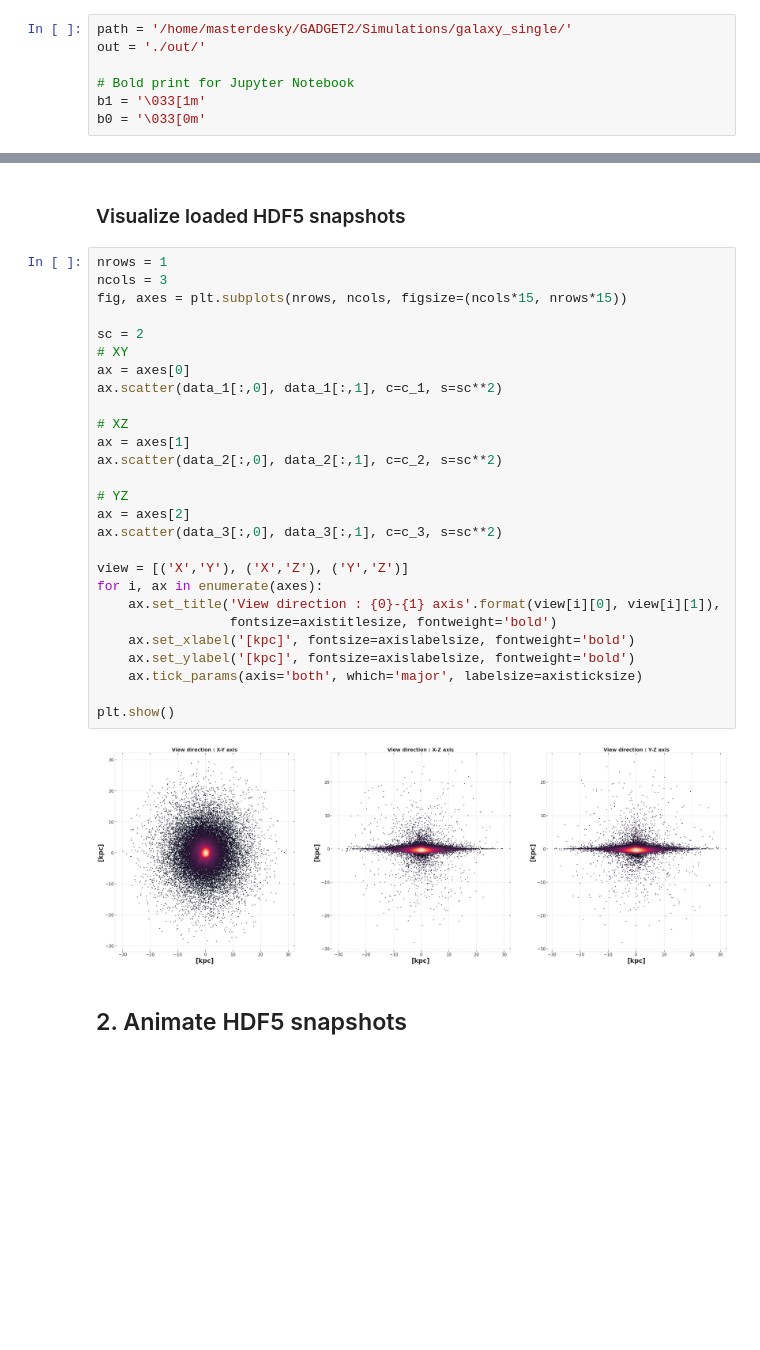
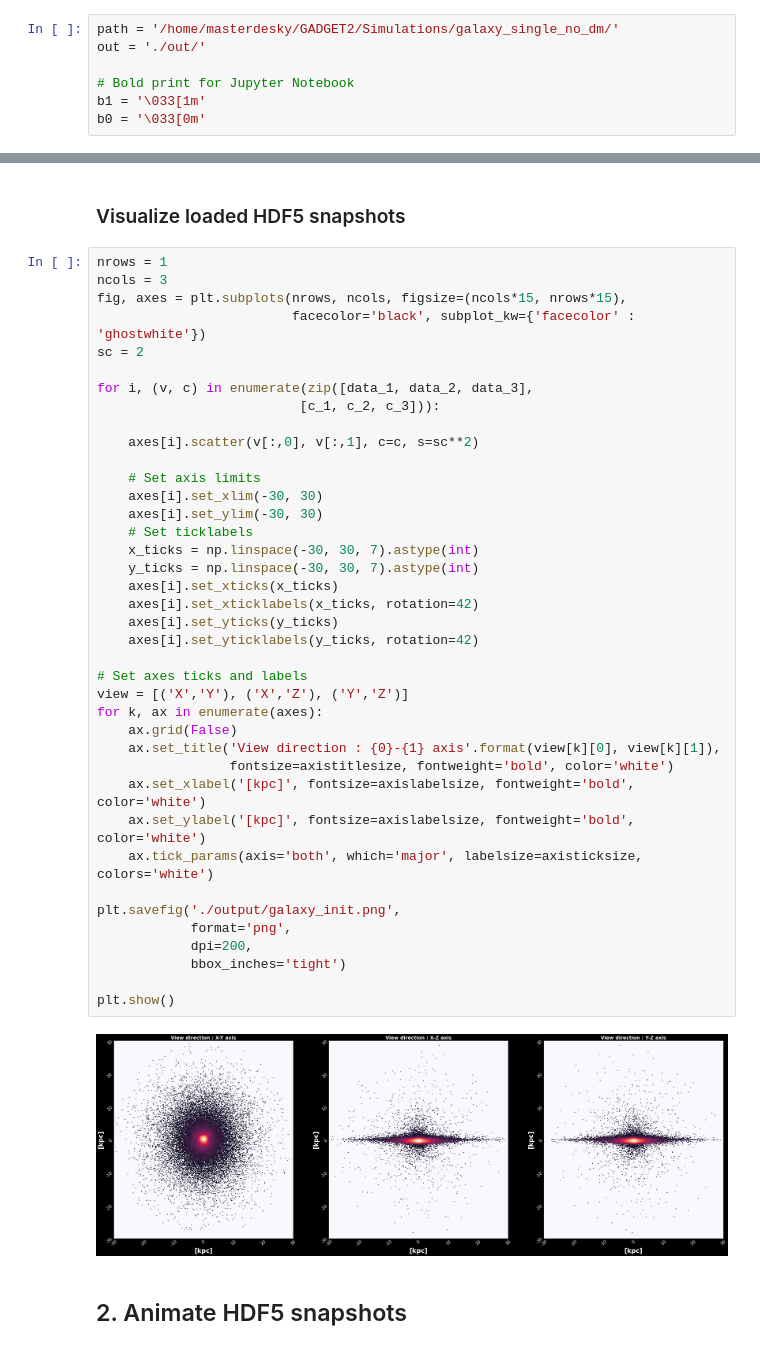
Before and after one commit to masterdesky/ELTE-comp-mod-lab-2020, a Jupyter notebook: GADGET2/galaxy_single/galaxy_single.ipynb, the cells around one changed output, grey strips where cells are left out. Cells and saved outputs as stored; diff of their text form; blank space fills up the shorter version.

```diff
--- a/GADGET2/galaxy_single/galaxy_single.ipynb
+++ b/GADGET2/galaxy_single/galaxy_single.ipynb
@@ -18,7 +18,7 @@ from mpl_toolkits.axes_grid1 import make_axes_locatable
 
 from IPython.display import display
 # %%
-path = '/home/masterdesky/GADGET2/Simulations/galaxy_single/'
+path = '/home/masterdesky/GADGET2/Simulations/galaxy_single_no_dm/'
 out = './out/'
 
 # Bold print for Jupyter Notebook
@@ -157,32 +157,44 @@ data_3, c_3 = density_scatter(y, z, sort=True, bins=[50,50]) # YZ
 # %%
 nrows = 1
 ncols = 3
-fig, axes = plt.subplots(nrows, ncols, figsize=(ncols*15, nrows*15))
+fig, axes = plt.subplots(nrows, ncols, figsize=(ncols*15, nrows*15),
+                         facecolor='black', subplot_kw={'facecolor' : 'ghostwhite'})
+sc = 2
 
-sc = 2
-# XY
-ax = axes[0]
-ax.scatter(data_1[:,0], data_1[:,1], c=c_1, s=sc**2)
+for i, (v, c) in enumerate(zip([data_1, data_2, data_3],
+                          [c_1, c_2, c_3])):
 
-# XZ
-ax = axes[1]
-ax.scatter(data_2[:,0], data_2[:,1], c=c_2, s=sc**2)
+    axes[i].scatter(v[:,0], v[:,1], c=c, s=sc**2)
 
-# YZ
-ax = axes[2]
-ax.scatter(data_3[:,0], data_3[:,1], c=c_3, s=sc**2)
+    # Set axis limits
+    axes[i].set_xlim(-30, 30)
+    axes[i].set_ylim(-30, 30)
+    # Set ticklabels
+    x_ticks = np.linspace(-30, 30, 7).astype(int)
+    y_ticks = np.linspace(-30, 30, 7).astype(int)
+    axes[i].set_xticks(x_ticks)
+    axes[i].set_xticklabels(x_ticks, rotation=42)
+    axes[i].set_yticks(y_ticks)
+    axes[i].set_yticklabels(y_ticks, rotation=42)
 
+# Set axes ticks and labels
 view = [('X','Y'), ('X','Z'), ('Y','Z')]
-for i, ax in enumerate(axes):
-    ax.set_title('View direction : {0}-{1} axis'.format(view[i][0], view[i][1]),
-                 fontsize=axistitlesize, fontweight='bold')
-    ax.set_xlabel('[kpc]', fontsize=axislabelsize, fontweight='bold')
-    ax.set_ylabel('[kpc]', fontsize=axislabelsize, fontweight='bold')
-    ax.tick_params(axis='both', which='major', labelsize=axisticksize)
+for k, ax in enumerate(axes):
+    ax.grid(False)
+    ax.set_title('View direction : {0}-{1} axis'.format(view[k][0], view[k][1]),
+                 fontsize=axistitlesize, fontweight='bold', color='white')
+    ax.set_xlabel('[kpc]', fontsize=axislabelsize, fontweight='bold', color='white')
+    ax.set_ylabel('[kpc]', fontsize=axislabelsize, fontweight='bold', color='white')
+    ax.tick_params(axis='both', which='major', labelsize=axisticksize, colors='white')
+
+plt.savefig('./output/galaxy_init.png',
+            format='png',
+            dpi=200,
+            bbox_inches='tight')
 
 plt.show()
 # %% [output]
-[figure, old version]
+[figure, new version]
 # %% [markdown]
 ## 2. Animate HDF5 snapshots
 # %% [markdown]
```
Also changed, not shown: parts of 1 cell of this notebook, 17 other files.
